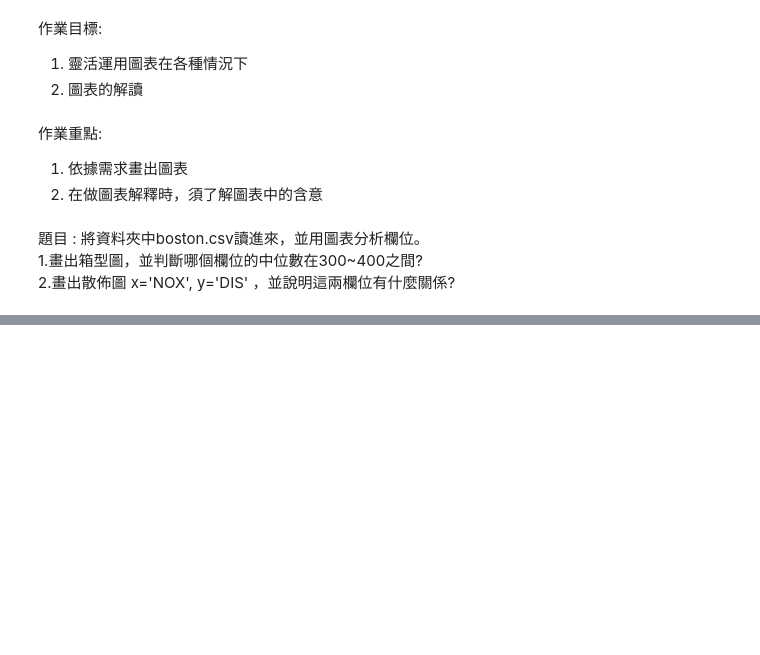
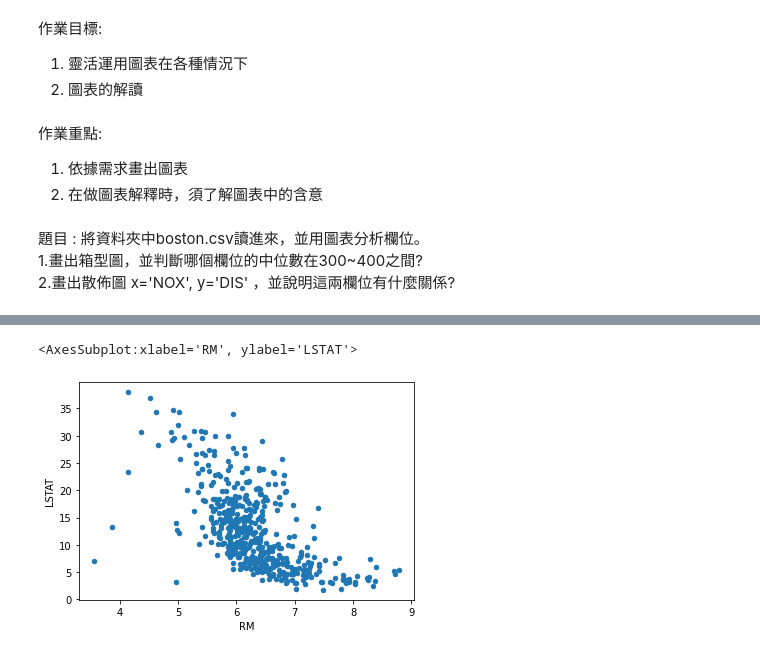
Before and after one commit to SimonTseng72/-Python-, a Jupyter notebook: D12 pandas 常見圖表程式設計.ipynb, the cells around one changed output, grey strips where cells are left out. Drawn from its saved outputs; the diff is of its cells as text; code cells hidden in the pictures; blank space fills up the shorter version.

```diff
--- a/D12 pandas 常見圖表程式設計.ipynb
+++ b/D12 pandas 常見圖表程式設計.ipynb
@@ -47,2 +47,6 @@ df.boxplot()
 # %%
 #2. 畫出散佈圖 x='NOX', y='DIS' ，並說明這兩欄位有什麼關係?
+df.plot.scatter(x='RM', y='LSTAT')
+# %% [output]
+<AxesSubplot:xlabel='RM', ylabel='LSTAT'>
+[figure, added]
```
Also changed, not shown: parts of 1 cell of this notebook.
